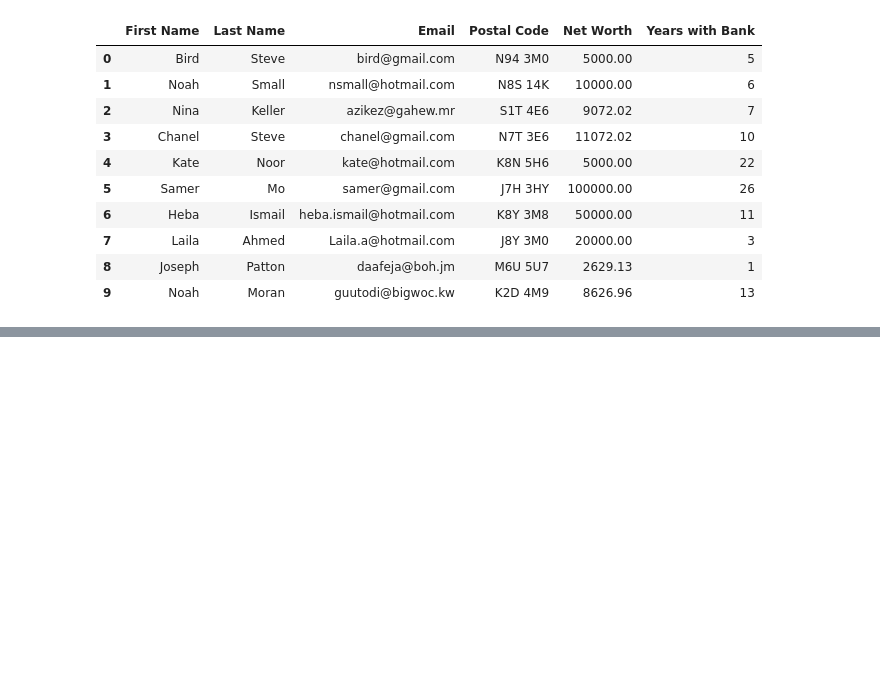
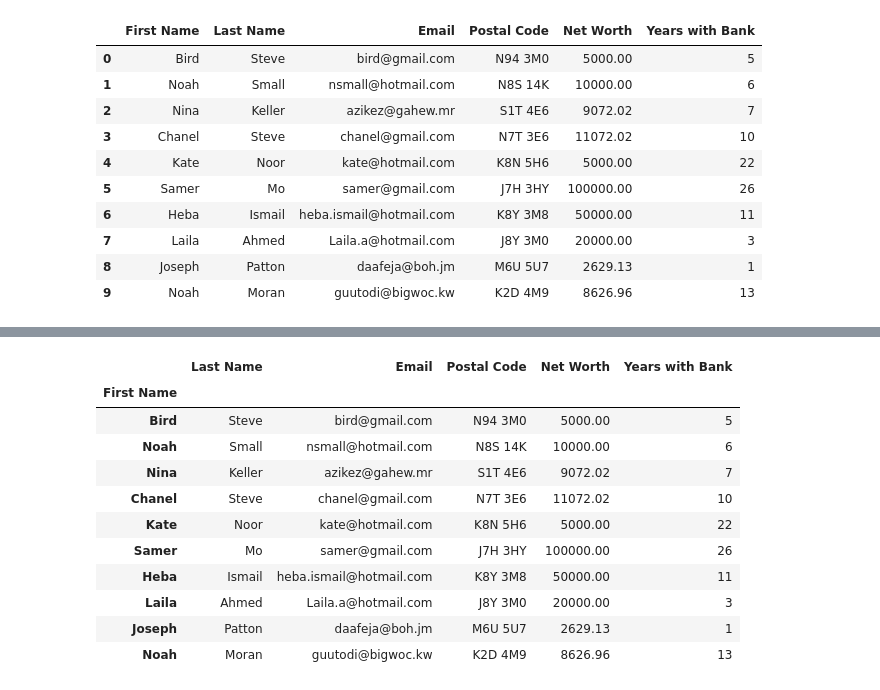
Before and after one commit to niharraju4/Data_Cleaning-Pandas, a Jupyter notebook: Pandas_Series/pandasDataframe.ipynb, the cells around one changed output, grey strips where cells are left out. Cells and saved outputs as stored; diff of their text form; code cells hidden in the pictures; blank space fills up the shorter version.

Commit message:
setting/restting_index

```diff
--- a/Pandas_Series/pandasDataframe.ipynb
+++ b/Pandas_Series/pandasDataframe.ipynb
@@ -189,0 +192,5 @@ bank_df
+# %%
+# Pandas is used to read a csv file and store data in a DataFrame
+# Note that a numeric index is being set by default
+bank_df= pd.read_csv('bank_client_information.csv')
+bank_df
@@ -189,0 +209,17 @@ bank_df
+# %%
+# You can assign a specific column to be the index as follows
+bank_df.set_index('First Name', inplace=True)
+bank_df
+# %% [output]
+|  | Last Name | Email | Postal Code | Net Worth | Years with Bank |
+| First Name |  |  |  |  |  |
+| Bird | Steve | bird@gmail.com | N94 3M0 | 5000.00 | 5 |
+| Noah | Small | nsmall@hotmail.com | N8S 14K | 10000.00 | 6 |
+| Nina | Keller | azikez@gahew.mr | S1T 4E6 | 9072.02 | 7 |
+| Chanel | Steve | chanel@gmail.com | N7T 3E6 | 11072.02 | 10 |
+| Kate | Noor | kate@hotmail.com | K8N 5H6 | 5000.00 | 22 |
+| Samer | Mo | samer@gmail.com | J7H 3HY | 100000.00 | 26 |
+| Heba | Ismail | heba.ismail@hotmail.com | K8Y 3M8 | 50000.00 | 11 |
+| Laila | Ahmed | Laila.a@hotmail.com | J8Y 3M0 | 20000.00 | 3 |
+| Joseph | Patton | daafeja@boh.jm | M6U 5U7 | 2629.13 | 1 |
+| Noah | Moran | guutodi@bigwoc.kw | K2D 4M9 | 8626.96 | 13 |
```
Also changed, not shown: parts of 6 cells of this notebook.
